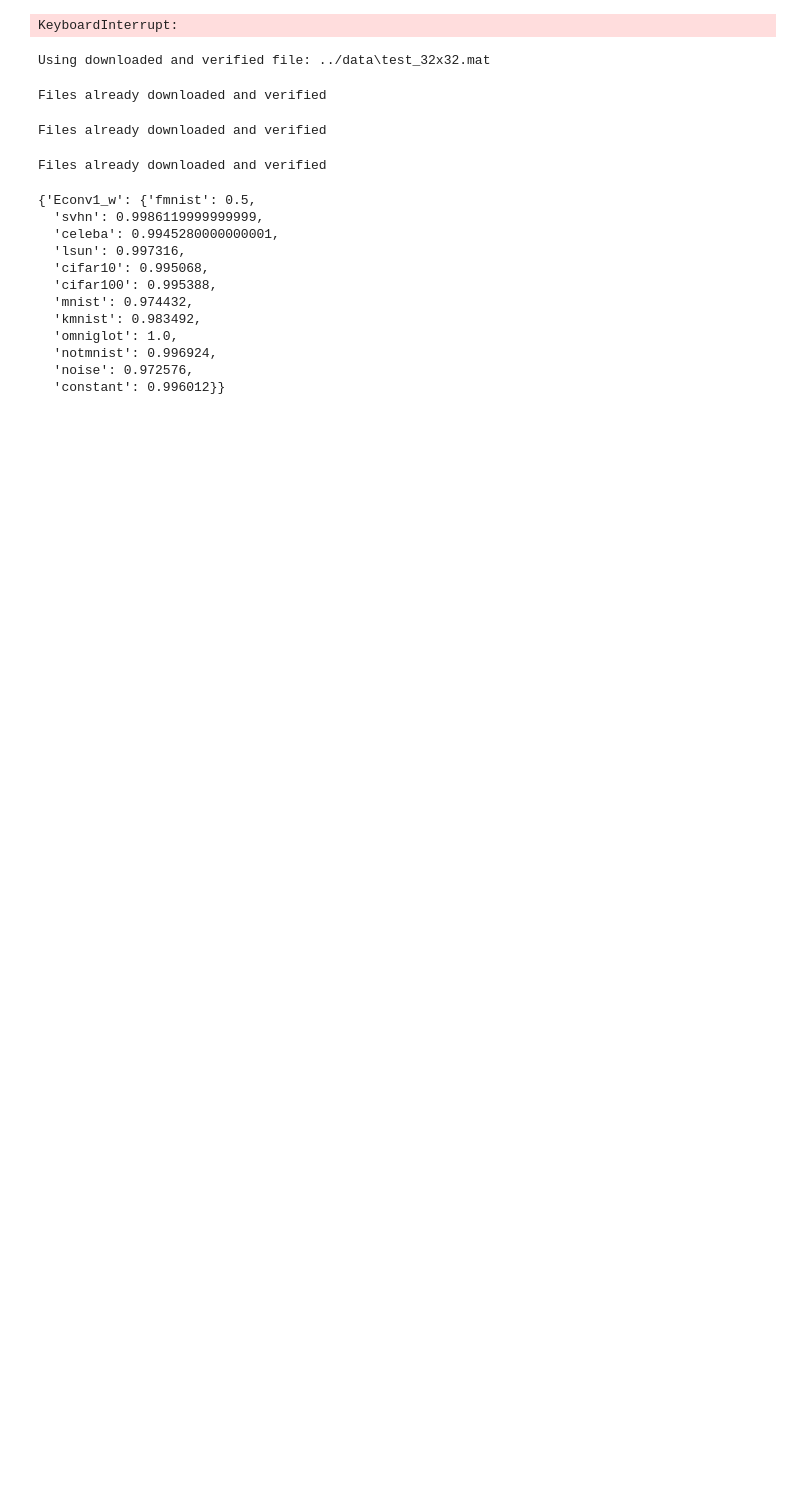
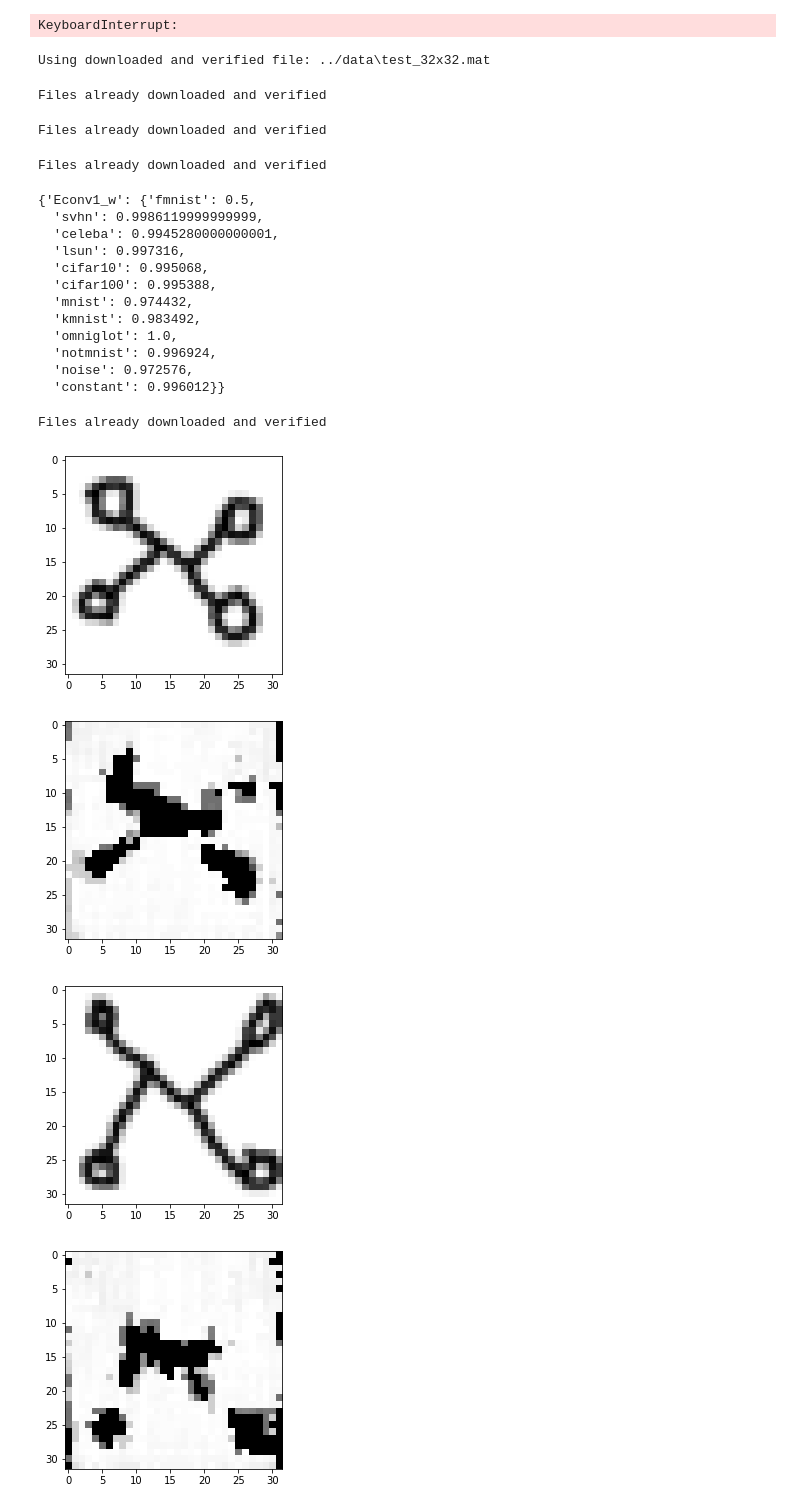
Before and after one commit to shinypond/ood_detection, a Jupyter notebook: code/FINAL_TEST_VAE.ipynb, the cells around one changed output. Saved outputs shown, nothing was run; the diff lists cells and outputs as text; code cells hidden in the pictures; blank space fills up the shorter version.

```diff
--- a/code/FINAL_TEST_VAE.ipynb
+++ b/code/FINAL_TEST_VAE.ipynb
@@ -325,3 +317,27 @@ auroc
 # %%
 # Just show scores
 # plot_scores_all_layers(train_dist, params, SCOREs, opt, save=True)
+# %%
+# Check the ability of reconstruction
+loader = TEST_loader('fmnist', 'omniglot')
+for i, x in enumerate(loader):
+    try:
+        x, _ = x
+    except:
+        pass
+    z, mu, logvar = netE(x.cuda())
+    y = netG(z)
+    plt.figure()
+    plt.imshow(x[0].permute(1,2,0).detach().cpu(), cmap='gray')
+    plt.show()
+    plt.figure()
+    plt.imshow(torch.argmax(y,4)[0].permute(1,2,0).detach().cpu(), cmap='gray')
+    plt.show()
+    if i==5:
+        break
+# %% [output]
+Files already downloaded and verified
+[figure, added]
+[figure, added]
+[figure, added]
+[figure, added]
```
Also changed, not shown: parts of 4 cells of this notebook, 30 other files.
